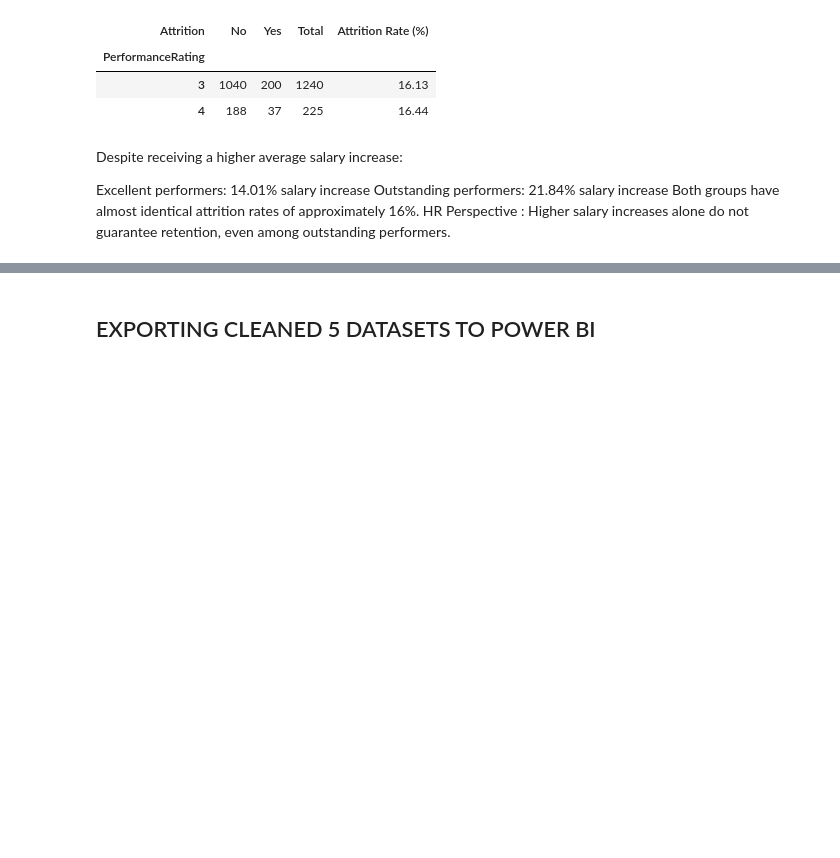
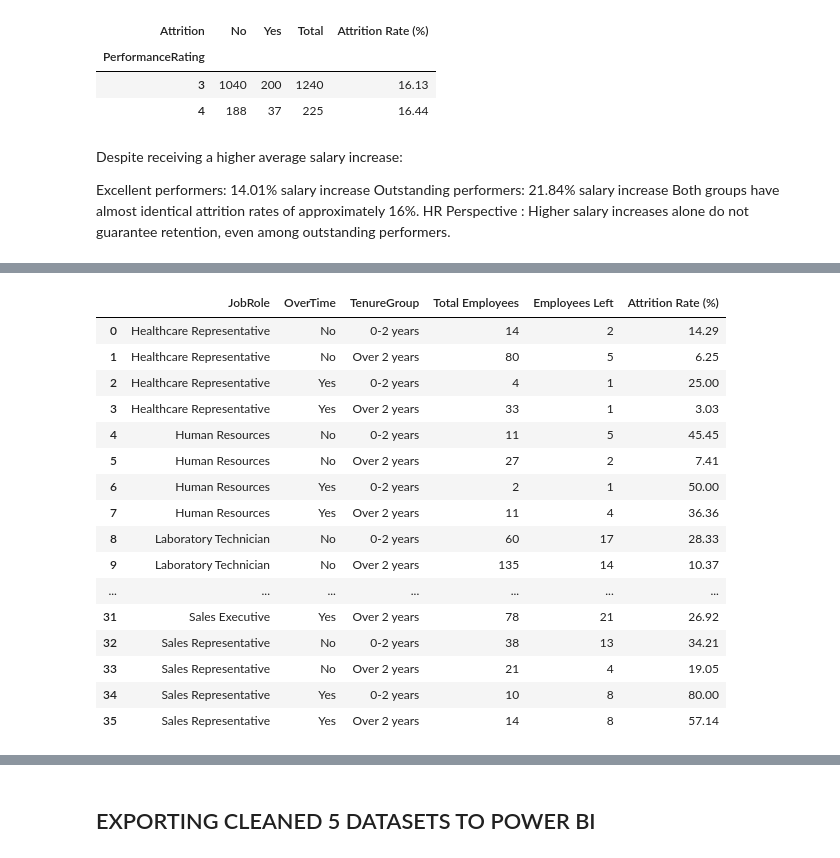
Before and after one commit to Jamieho1602/IBM-HR-Analytics-Overview, a Jupyter notebook: IBM_HR_Analytics.ipynb, the cells around one changed output, grey strips where cells are left out. Cells and saved outputs as stored; diff of their text form; code cells hidden in the pictures; blank space fills up the shorter version.

```diff
--- a/IBM_HR_Analytics.ipynb
+++ b/IBM_HR_Analytics.ipynb
@@ -1496,3 +1480,12 @@ service_count
+# %%
+# RQ5.4B - Count Employees by Years of Service Group
+
+hr_data['ServiceGroup'] = hr_data['YearsAtCompany'].apply(
+    lambda x: '0-2 years' if x <= 2 else
+              '3-5 years' if x <= 5 else
+              '6-10 years' if x <= 10 else
+              'Over 10 years'
+)
 # %%
  ##RQ5.4C - Visualisation on Attrition Rate by Length of Service Groups
 
@@ -1553,0 +1659,48 @@ HR Perspective : Higher salary increases alone do not guarantee retention, even
+# %%
+# Additional Analysis 2 — Job Role × Overtime × Tenure × Attrition
+# Research question: Is the relationship between overtime, length of service and attrition consistent across different job roles?
+
+# Create a copy of the cleaned dataset
+role_data = hr_data.copy()
+
+# Group employees by length of service
+role_data['TenureGroup'] = role_data['YearsAtCompany'].apply(
+    lambda x: '0-2 years' if x <= 2 else 'Over 2 years'
+)
+
+# Analyse attrition by job role, overtime and tenure
+role_result = role_data.groupby(
+    ['JobRole', 'OverTime', 'TenureGroup']
+)['Attrition_Flag'].agg(['count', 'sum']).reset_index()
+
+# Rename columns
+role_result = role_result.rename(columns={
+    'count': 'Total Employees',
+    'sum': 'Employees Left'
+})
+
+# Calculate attrition rate
+role_result['Attrition Rate (%)'] = (
+    role_result['Employees Left'] /
+    role_result['Total Employees'] * 100
+).round(2)
+
+display(role_result)
+# %% [output]
+|  | JobRole | OverTime | TenureGroup | Total Employees | Employees Left | Attrition Rate (%) |
+| 0 | Healthcare Representative | No | 0-2 years | 14 | 2 | 14.29 |
+| 1 | Healthcare Representative | No | Over 2 years | 80 | 5 | 6.25 |
+| 2 | Healthcare Representative | Yes | 0-2 years | 4 | 1 | 25.00 |
+| 3 | Healthcare Representative | Yes | Over 2 years | 33 | 1 | 3.03 |
+| 4 | Human Resources | No | 0-2 years | 11 | 5 | 45.45 |
+| 5 | Human Resources | No | Over 2 years | 27 | 2 | 7.41 |
+| 6 | Human Resources | Yes | 0-2 years | 2 | 1 | 50.00 |
+| 7 | Human Resources | Yes | Over 2 years | 11 | 4 | 36.36 |
+| 8 | Laboratory Technician | No | 0-2 years | 60 | 17 | 28.33 |
+| 9 | Laboratory Technician | No | Over 2 years | 135 | 14 | 10.37 |
+| ... | ... | ... | ... | ... | ... | ... |
+| 31 | Sales Executive | Yes | Over 2 years | 78 | 21 | 26.92 |
+| 32 | Sales Representative | No | 0-2 years | 38 | 13 | 34.21 |
+| 33 | Sales Representative | No | Over 2 years | 21 | 4 | 19.05 |
+| 34 | Sales Representative | Yes | 0-2 years | 10 | 8 | 80.00 |
+| 35 | Sales Representative | Yes | Over 2 years | 14 | 8 | 57.14 |
```
Also changed, not shown: parts of 9 cells of this notebook.
